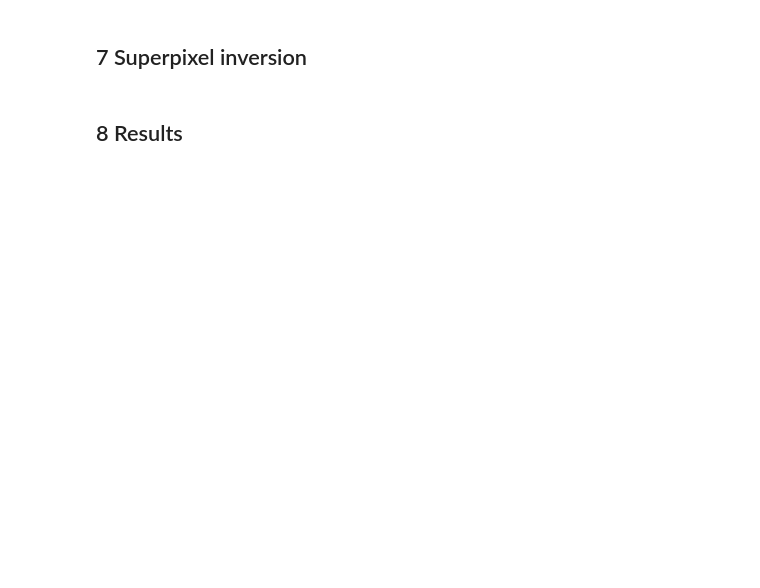
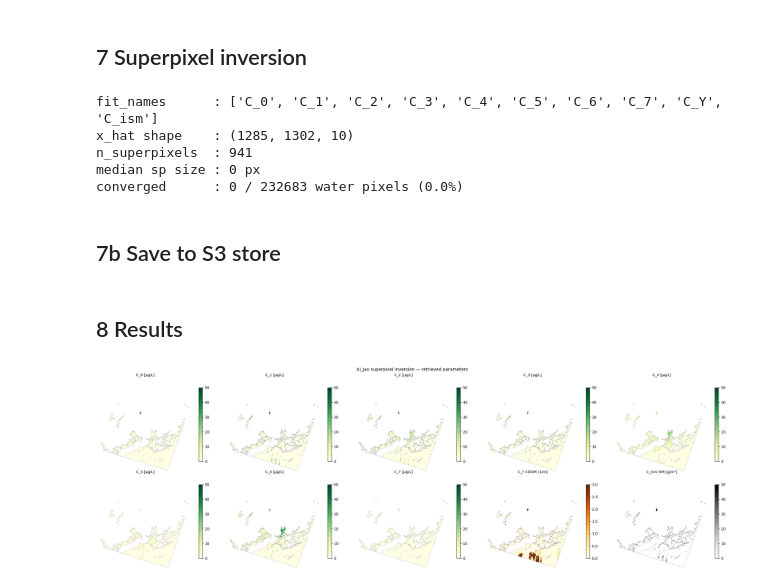
Before and after one commit to CMLandOcean/bio_optics, a Jupyter notebook: notebooks/15_lmfit_superpixel_bi.ipynb, the cells around one changed output. Drawn from its saved outputs; the diff is of its cells as text; code cells hidden in the pictures; blank space fills up the shorter version.

```diff
--- a/notebooks/15_lmfit_superpixel_bi.ipynb
+++ b/notebooks/15_lmfit_superpixel_bi.ipynb
@@ -173,13 +220,27 @@ results = superpixel_engine.invert_image_superpixel(
 
 x_hat      = results['x_hat']           # (n_rows, n_cols, n_fit)
 chi2       = results['chi2']            # (n_rows, n_cols)
-chi2_cal   = results['chi2_calibrated'] # chi2 × sp_counts
+chi2_cal   = results['chi2_calibrated']
 chi2_sp    = results['chi2_spectral']   # (n_rows, n_cols) plain MSE, no noise weighting
+success    = results['success']         # (n_rows, n_cols) bool
+n_nfev     = results['n_nfev']         # (n_rows, n_cols) int
 fit_names  = results['fit_names']
 labels     = results['labels']
 sp_counts  = results['sp_counts']
 
-print(f"fit_names      : {fit_names}")
-print(f"x_hat shape    : {x_hat.shape}")
-print(f"n_superpixels  : {len(np.unique(labels))}")
-print(f"median sp size : {np.median(sp_counts):.0f} px")
+print(f'fit_names      : {fit_names}')
+print(f'x_hat shape    : {x_hat.shape}')
+print(f'n_superpixels  : {len(np.unique(labels))}')
+print(f'median sp size : {np.median(sp_counts):.0f} px')
+
+# convergence summary (water pixels only)
+_w = success[np.isfinite(Rrs_arr).all(axis=-1)]
+print(f'converged      : {_w.sum()} / {len(_w)} water pixels ({100*_w.mean():.1f}%)')
+# %% [output]
+fit_names      : ['C_0', 'C_1', 'C_2', 'C_3', 'C_4', 'C_5', 'C_6', 'C_7', 'C_Y', 'C_ism']
+x_hat shape    : (1285, 1302, 10)
+n_superpixels  : 941
+median sp size : 0 px
+converged      : 0 / 232683 water pixels (0.0%)
+# %% [markdown]
+## 7b  Save to S3 store
@@ -187,26 +262,35 @@ print(f"median sp size : {np.median(sp_counts):.0f} px")
 ## 8  Results
 # %%
 # --- per-parameter maps -----------------------------------------------------
-param_labels = {
-    'C_0':    ('Phytoplankton C₀', 'µg/L',  'YlGn',  0, 50),
-    'C_Y':    ('CDOM C_Y',         '1/m',   'YlOrBr', 0, 3),
-    'C_ism':  ('ISM',              'g/m³',  'Greys',  0, 50),
-    'offset': ('Spectral offset',  'sr⁻¹',  'RdBu',  -0.005, 0.005),
+n_params = len(fit_names)
+ncols = 5
+nrows = int(np.ceil(n_params / ncols))
+
+fig, axes = plt.subplots(nrows, ncols, figsize=(5 * ncols, 4 * nrows))
+axes_flat = axes.ravel() if nrows > 1 else list(axes)
+
+_style = {
+    'C_Y':    ('YlOrBr', 0, 3,   'C_Y CDOM [1/m]'),
+    'C_ism':  ('Greys',  0, 50,  'C_ism ISM [g/m³]'),
+    'offset': ('RdBu',  -0.005, 0.005, 'offset [sr⁻¹]'),
 }
 
-n_params = len(fit_names)
-fig, axes = plt.subplots(1, n_params, figsize=(4 * n_params, 4))
+for ax, name in zip(axes_flat, fit_names):
+    idx = fit_names.index(name)
+    if name in _style:
+        cmap, vmin, vmax, title = _style[name]
+    else:
+        cmap, vmin, vmax, title = 'YlGn', 0, 50, f'{name} [µg/L]'
+    im = ax.imshow(x_hat[..., idx], cmap=cmap, vmin=vmin, vmax=vmax)
+    plt.colorbar(im, ax=ax, shrink=0.8)
+    ax.set_title(title, fontsize=10)
+    ax.axis('off')
 
-for ax, name in zip(axes, fit_names):
-    idx   = fit_names.index(name)
-    label, unit, cmap, vmin, vmax = param_labels.get(
-        name, (name, '', 'viridis', None, None)
-    )
-    im = ax.imshow(x_hat[..., idx], cmap=cmap, vmin=vmin, vmax=vmax)
-    plt.colorbar(im, ax=ax, label=unit, shrink=0.8)
-    ax.set_title(label)
+for ax in axes_flat[n_params:]:
     ax.axis('off')
 
 plt.suptitle('bi_jax superpixel inversion — retrieved parameters', fontsize=12)
 plt.tight_layout()
+# %% [output]
+[figure, added]
 # %%
```
Also changed, not shown: parts of 13 cells of this notebook.
